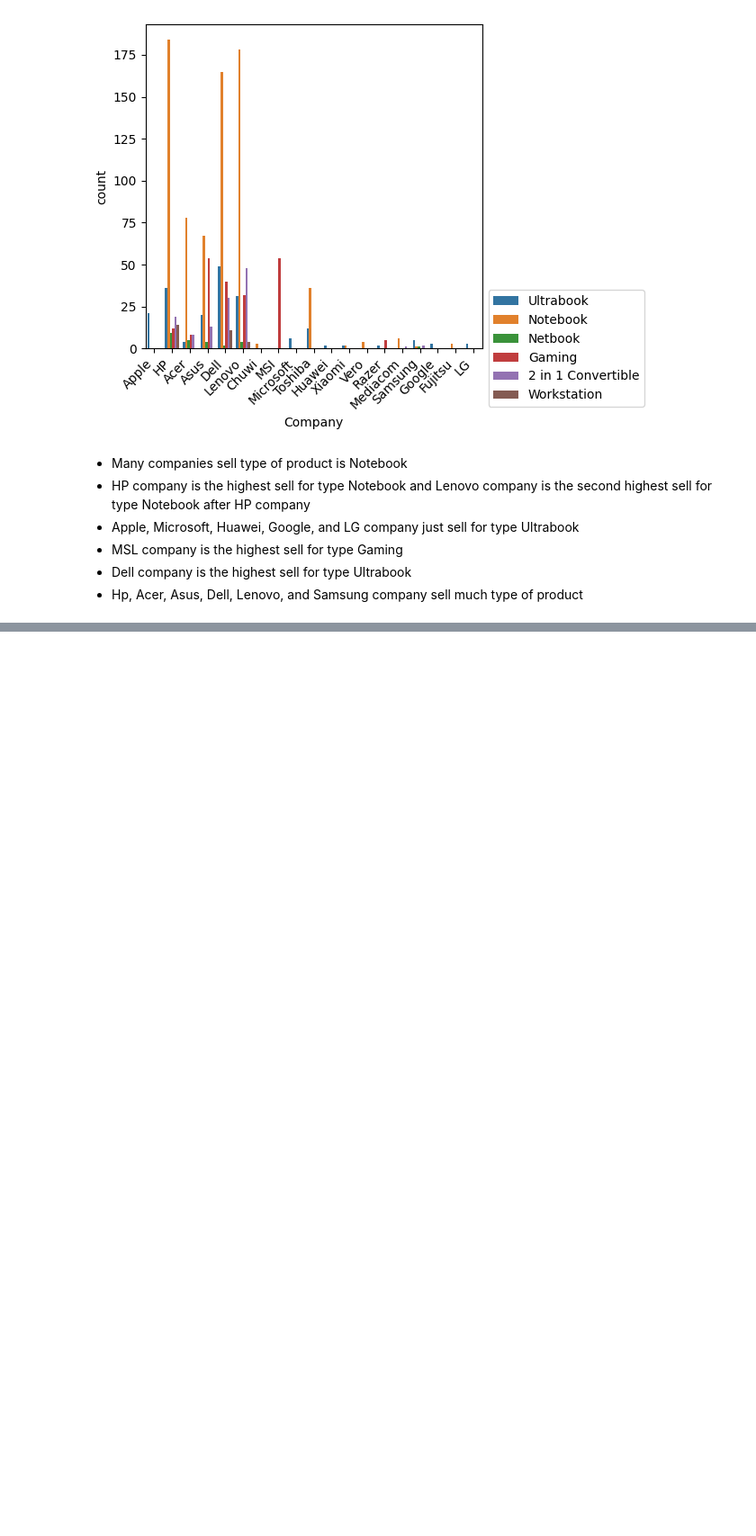
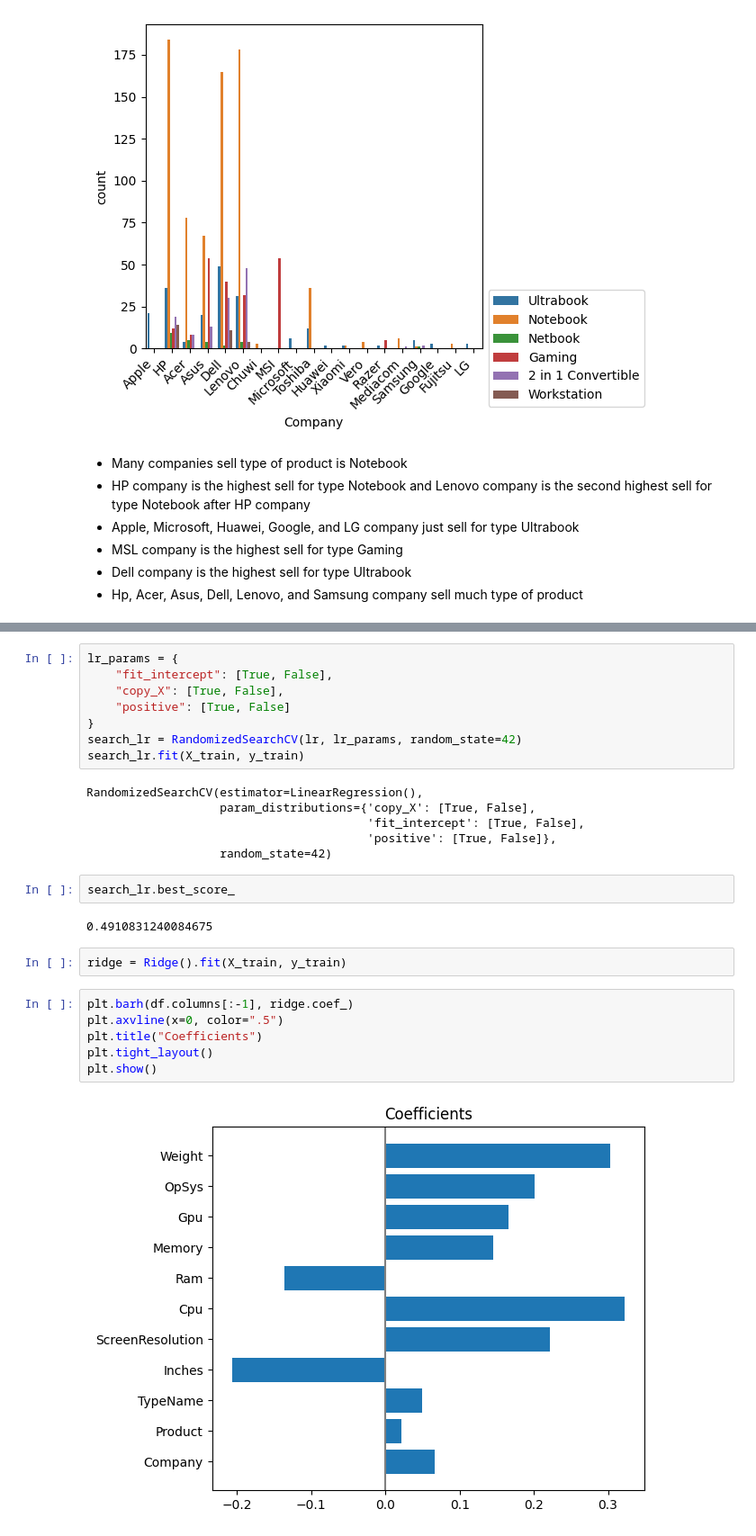
Before and after one commit to dhonihanif/Lapto_price_predictions, a Jupyter notebook: laptop.ipynb, the cells around one changed output, grey strips where cells are left out. Shown at 90% size. Saved outputs shown, nothing was run; the diff lists cells and outputs as text; blank space fills up the shorter version.

```diff
--- a/laptop.ipynb
+++ b/laptop.ipynb
@@ -466,0 +543,28 @@ plt.show()
+# %%
+lr_params = {
+    "fit_intercept": [True, False],
+    "copy_X": [True, False],
+    "positive": [True, False]
+}
+search_lr = RandomizedSearchCV(lr, lr_params, random_state=42)
+search_lr.fit(X_train, y_train)
+# %% [output]
+RandomizedSearchCV(estimator=LinearRegression(),
+                   param_distributions={'copy_X': [True, False],
+                                        'fit_intercept': [True, False],
+                                        'positive': [True, False]},
+                   random_state=42)
+# %%
+search_lr.best_score_
+# %% [output]
+0.4910831240084675
+# %%
+ridge = Ridge().fit(X_train, y_train)
+# %%
+plt.barh(df.columns[:-1], ridge.coef_)
+plt.axvline(x=0, color=".5")
+plt.title("Coefficients")
+plt.tight_layout()
+plt.show()
+# %% [output]
+[figure, added]
```
Also changed, not shown: parts of 27 cells of this notebook.
